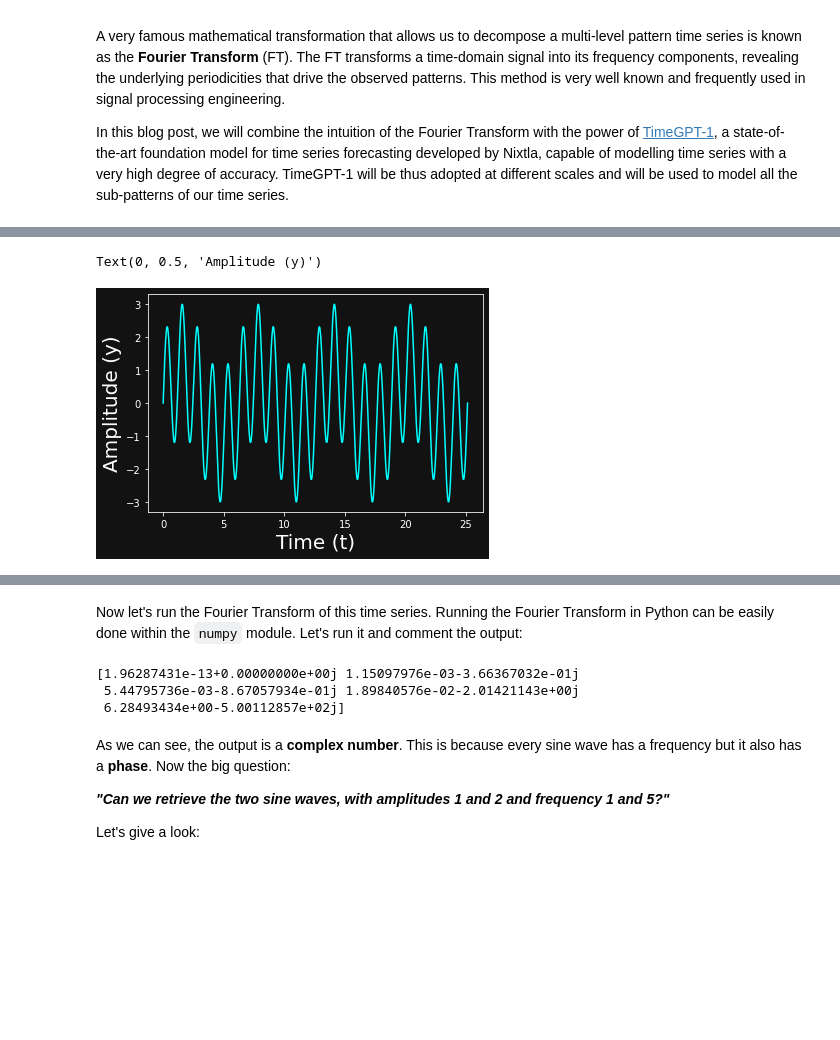
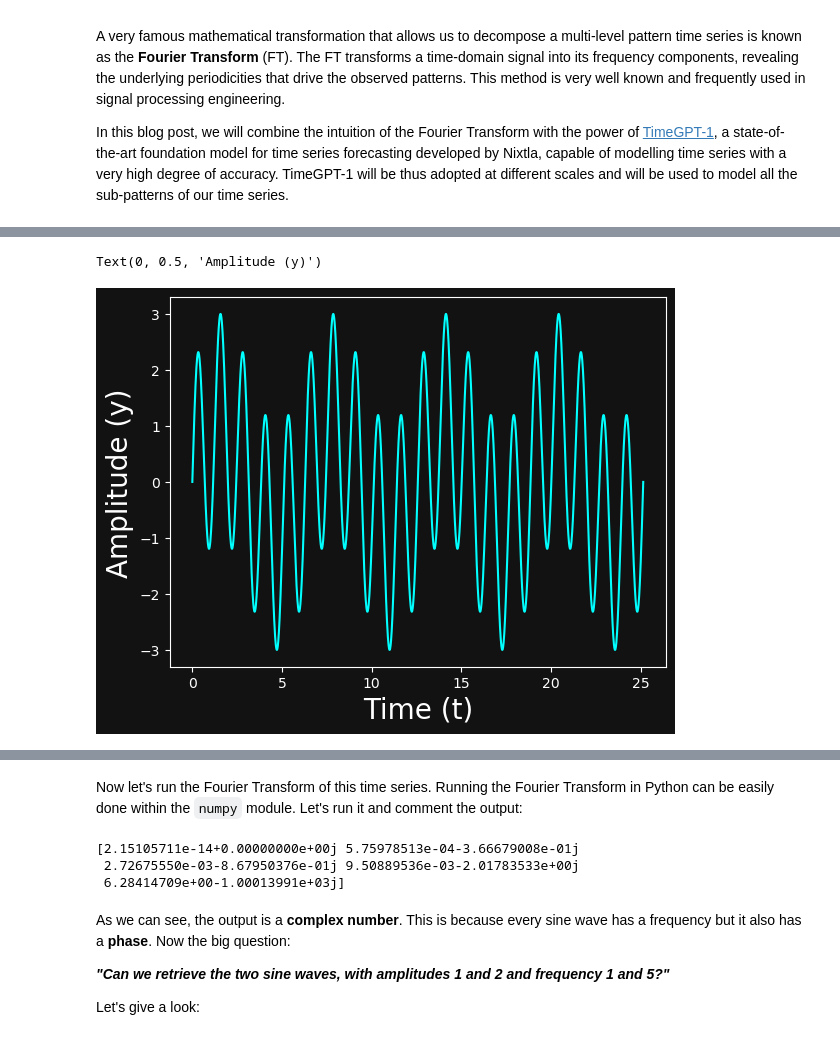
Before and after one commit to PieroPaialungaAI/FourierTransformModelling, a Jupyter notebook: frequency_ts_modelling.ipynb, the cells around one changed output, grey strips where cells are left out. Drawn from its saved outputs; the diff is of its cells as text; code cells hidden in the pictures; blank space fills up the shorter version.

```diff
--- a/frequency_ts_modelling.ipynb
+++ b/frequency_ts_modelling.ipynb
@@ -41,28 +41,29 @@ Let's consider the time series with equation `y(t) = 1 * sin(1*t) + 2 * sin(5*t)
 Let's represent that.
 # %%
 import numpy as np
-t = np.linspace(0,8*np.pi,1000)
-y = np.sin(x) + 2*np.sin(5*t)
+import matplotlib.pyplot as plt
+t = np.linspace(0,8*np.pi,2000)
+y = np.sin(t) + 2*np.sin(5*t)
 plt.plot(t,y, color ='cyan')
 plt.xlabel('Time (t)', fontsize = 20)
 plt.ylabel('Amplitude (y)', fontsize = 20)
 # %% [output]
 Text(0, 0.5, 'Amplitude (y)')
-[figure, old version]
+[figure, new version]
 # %% [markdown]
 ![pic](images/example_ts.svg)
 # %% [markdown]
 Now let's run the Fourier Transform of this time series. Running the Fourier Transform in Python can be easily done within the `numpy` module. Let's run it and comment the output:
 # %%
 import numpy as np
-t = np.linspace(0,8*np.pi,1000)
-y = np.sin(x) + 2*np.sin(5*t)
+t = np.linspace(0,8*np.pi,2000)
+y = np.sin(t) + 2*np.sin(5*t)
 y_fft = np.fft.fft(y)
 print(y_fft[0:5])
 # %% [output]
-[1.96287431e-13+0.00000000e+00j 1.15097976e-03-3.66367032e-01j
- 5.44795736e-03-8.67057934e-01j 1.89840576e-02-2.01421143e+00j
- 6.28493434e+00-5.00112857e+02j]
+[2.15105711e-14+0.00000000e+00j 5.75978513e-04-3.66679008e-01j
+ 2.72675550e-03-8.67950376e-01j 9.50889536e-03-2.01783533e+00j
+ 6.28414709e+00-1.00013991e+03j]
 # %% [markdown]
 As we can see, the output is a **complex number**. This is because every sine wave has a frequency but it also has a **phase**. Now the big question:
 
```
Also changed, not shown: parts of 19 cells of this notebook, 7 other files.
